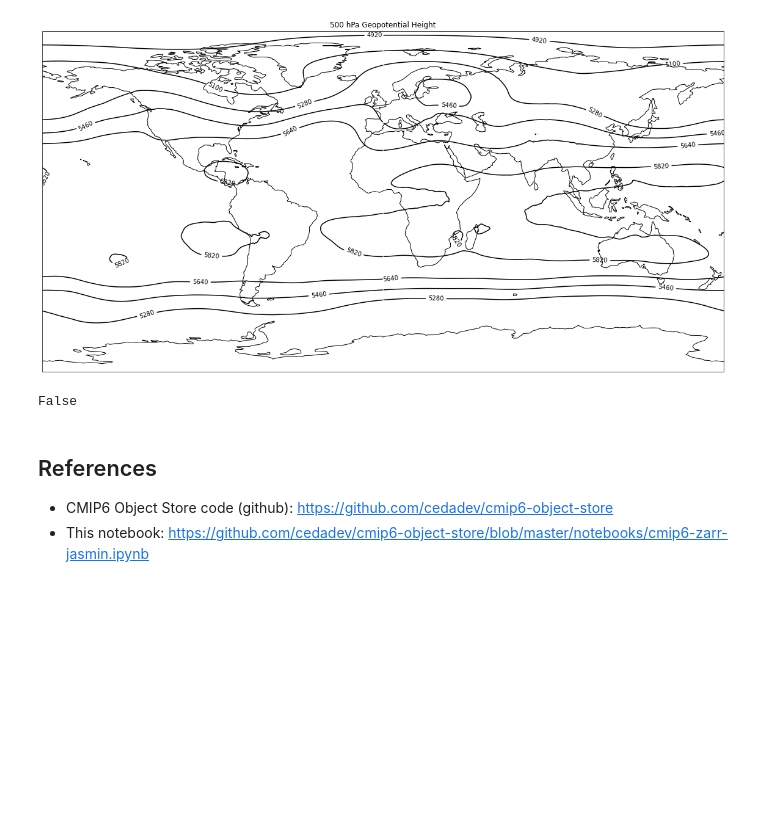
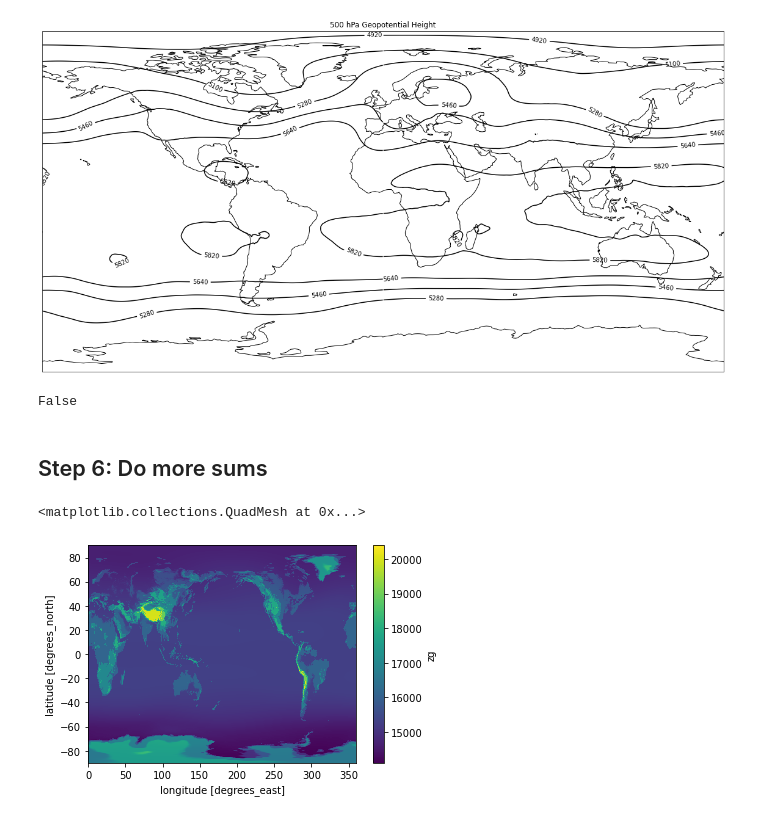
Before and after one commit to jonseddon/cmip6-object-store, a Jupyter notebook: notebooks/zarr_jon.ipynb, the cells around one changed output. Cells and saved outputs as stored; diff of their text form; code cells hidden in the pictures; blank space fills up the shorter version.

```diff
--- a/notebooks/zarr_jon.ipynb
+++ b/notebooks/zarr_jon.ipynb
@@ -246,7 +246,12 @@ _t = plt.title('500 hPa Geopotential Height')
 cube.has_lazy_data()
 # %% [output]
 False
-# %% [markdown]
-## References
-- CMIP6 Object Store code (github): https://github.com/cedadev/cmip6-object-store
-- This notebook: https://github.com/cedadev/cmip6-object-store/blob/master/notebooks/cmip6-zarr-jasmin.ipynb
+# %% [markdown]
+## Step 6: Do more sums
+# %%
+time_atmos_mean = hadgem3_gc31_hh_zg.mean(axis=(0, 1))
+# %%
+time_atmos_mean.plot()
+# %% [output]
+<matplotlib.collections.QuadMesh at 0x...>
+[figure, added]
```
